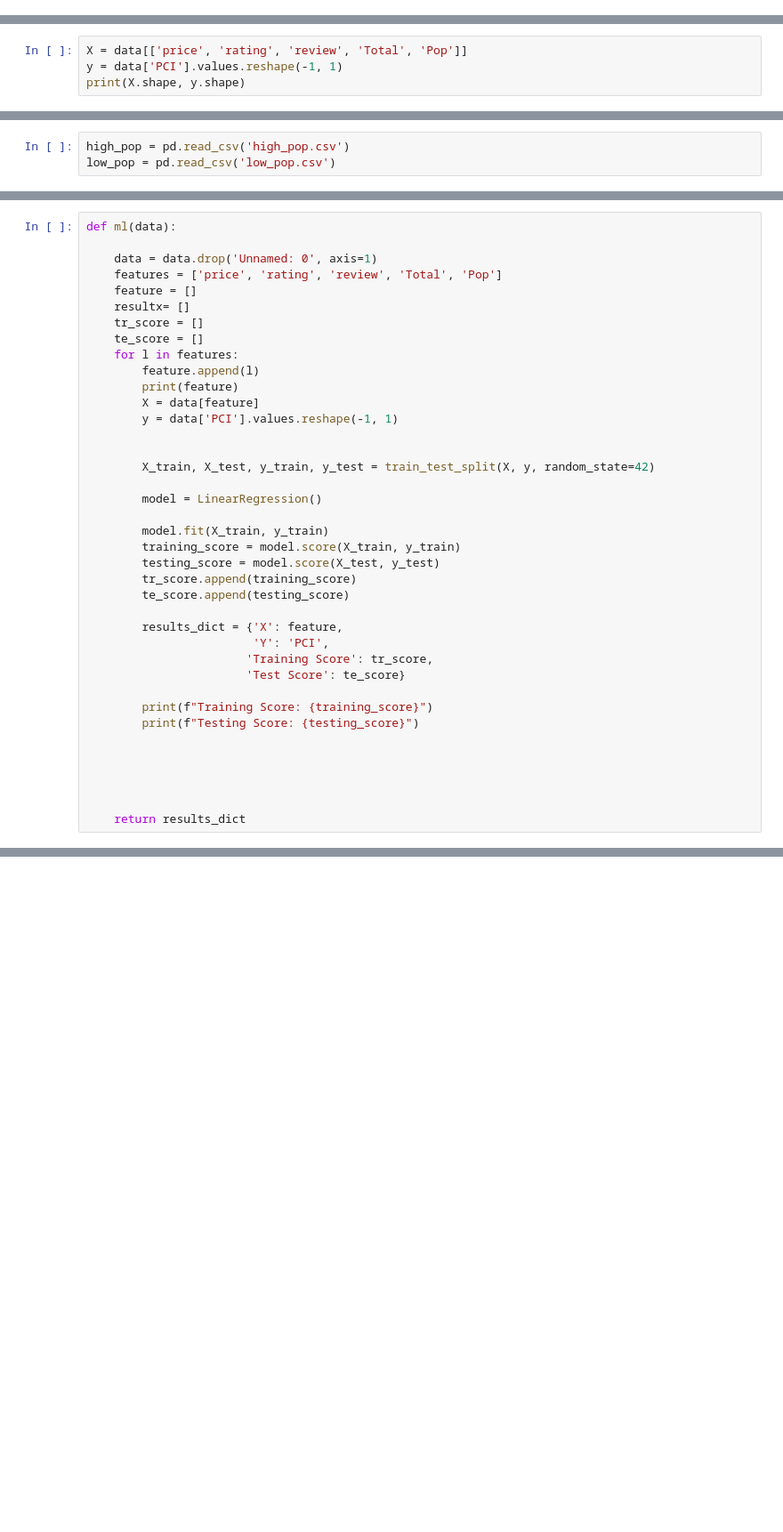
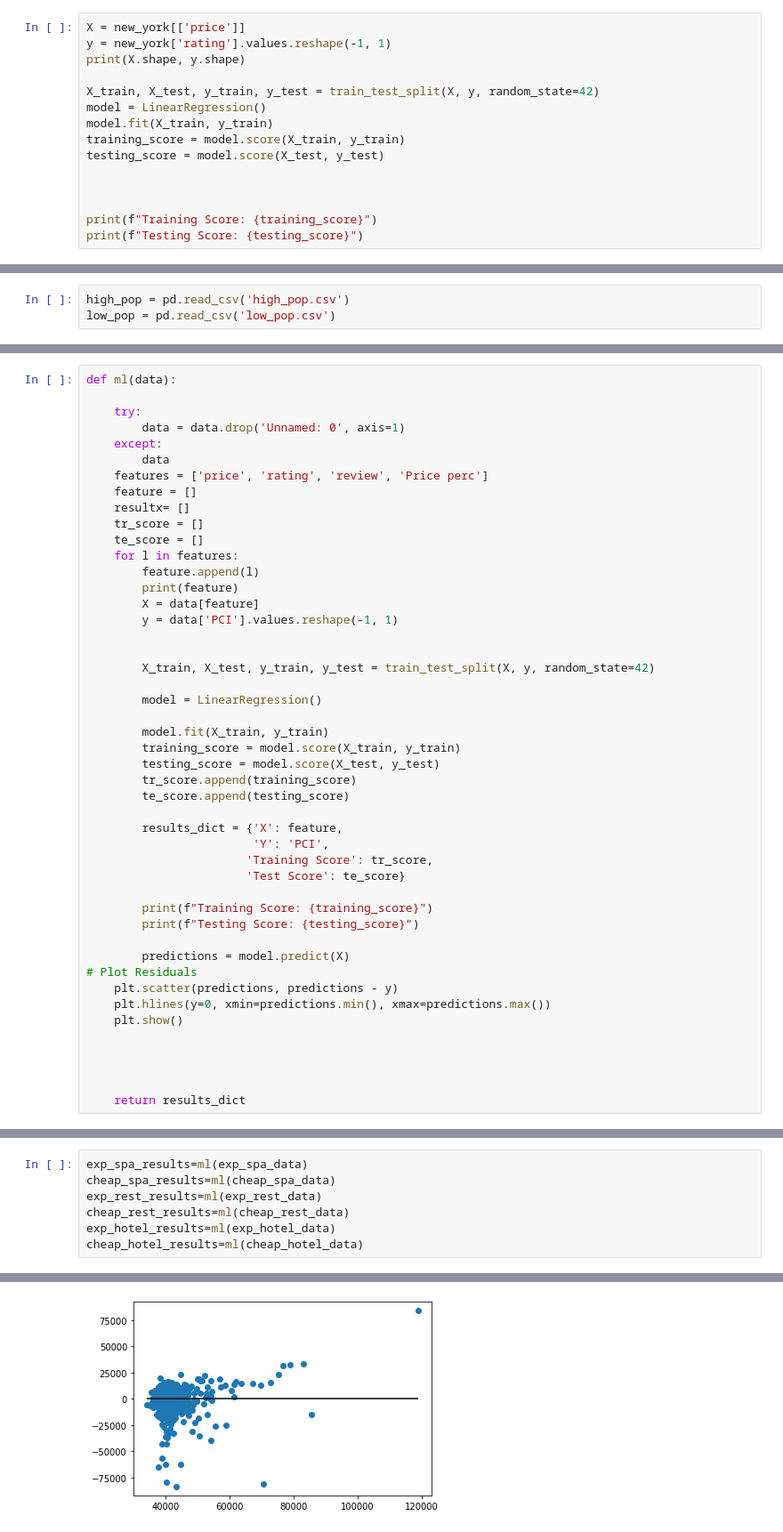
Before and after one commit to kcdevillier/City_Income, a Jupyter notebook: ML.ipynb, the cells around one changed output, grey strips where cells are left out. Shown at 89% size. Drawn from its saved outputs; the diff is of its cells as text; blank space fills up the shorter version.

```diff
--- a/ML.ipynb
+++ b/ML.ipynb
@@ -48,0 +68,15 @@ data
+# %%
+X = new_york[['price']]
+y = new_york['rating'].values.reshape(-1, 1)
+print(X.shape, y.shape)
+
+X_train, X_test, y_train, y_test = train_test_split(X, y, random_state=42)
+model = LinearRegression()
+model.fit(X_train, y_train)
+training_score = model.score(X_train, y_train)
+testing_score = model.score(X_test, y_test)
+
+
+
+print(f"Training Score: {training_score}")
+print(f"Testing Score: {testing_score}")
@@ -83,4 +94,0 @@ dtype: object
-# %%
-X = data[['price', 'rating', 'review', 'Total', 'Pop']]
-y = data['PCI'].values.reshape(-1, 1)
-print(X.shape, y.shape)
@@ -155,8 +129,11 @@ rest_data
 # %%
 def ml(data):
 
-    data = data.drop('Unnamed: 0', axis=1)
-    features = ['price', 'rating', 'review', 'Total', 'Pop']
+    try:
+        data = data.drop('Unnamed: 0', axis=1)
+    except:
+        data
+    features = ['price', 'rating', 'review', 'Price perc']
     feature = []
     resultx= []
     tr_score = []
@@ -186,6 +163,11 @@ def ml(data):
         print(f"Training Score: {training_score}")
         print(f"Testing Score: {testing_score}")
 
+        predictions = model.predict(X)
+# Plot Residuals
+    plt.scatter(predictions, predictions - y)
+    plt.hlines(y=0, xmin=predictions.min(), xmax=predictions.max())
+    plt.show()
 
 
 
@@ -259,0 +176,8 @@ hp_spa.corr()
+# %%
+exp_spa_results=ml(exp_spa_data)
+cheap_spa_results=ml(cheap_spa_data)
+exp_rest_results=ml(exp_rest_data)
+cheap_rest_results=ml(cheap_rest_data)
+exp_hotel_results=ml(exp_hotel_data)
+cheap_hotel_results=ml(cheap_hotel_data)
+# %% [output]
@@ -259,0 +196 @@ hp_spa.corr()
+[figure, added]
```
Also changed, not shown: parts of 32 cells of this notebook, 13 other files.
